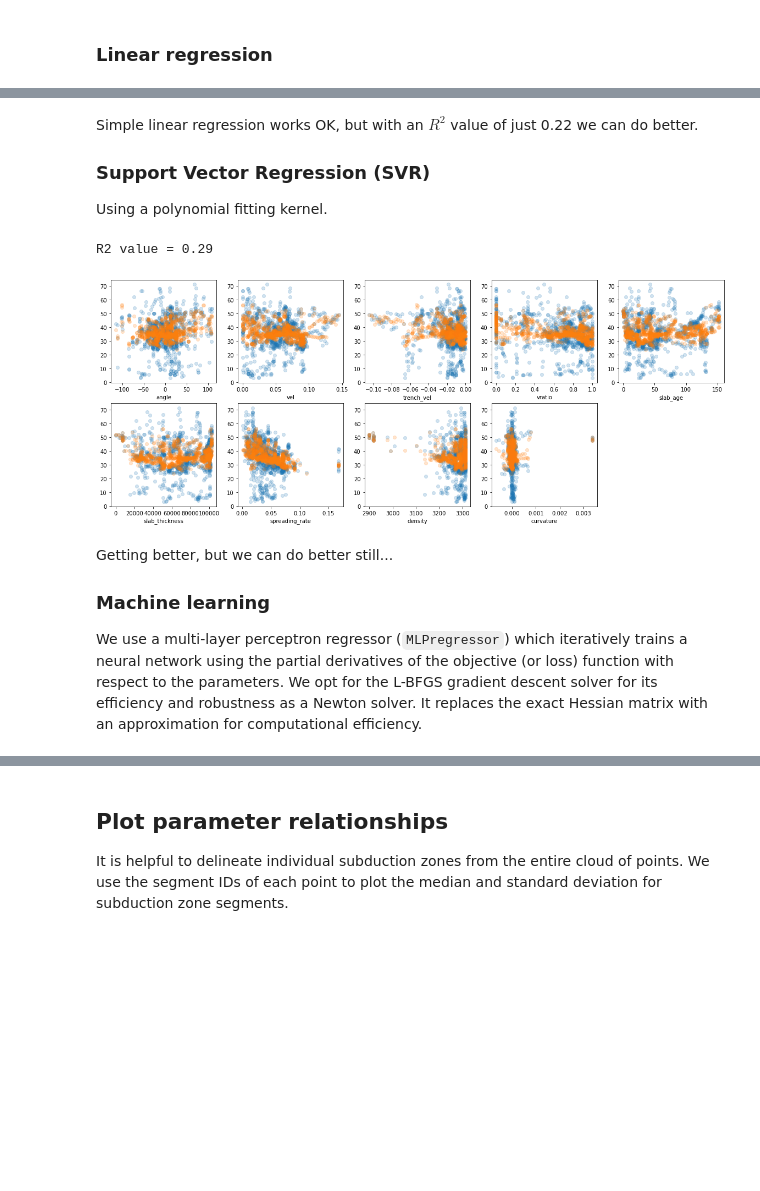
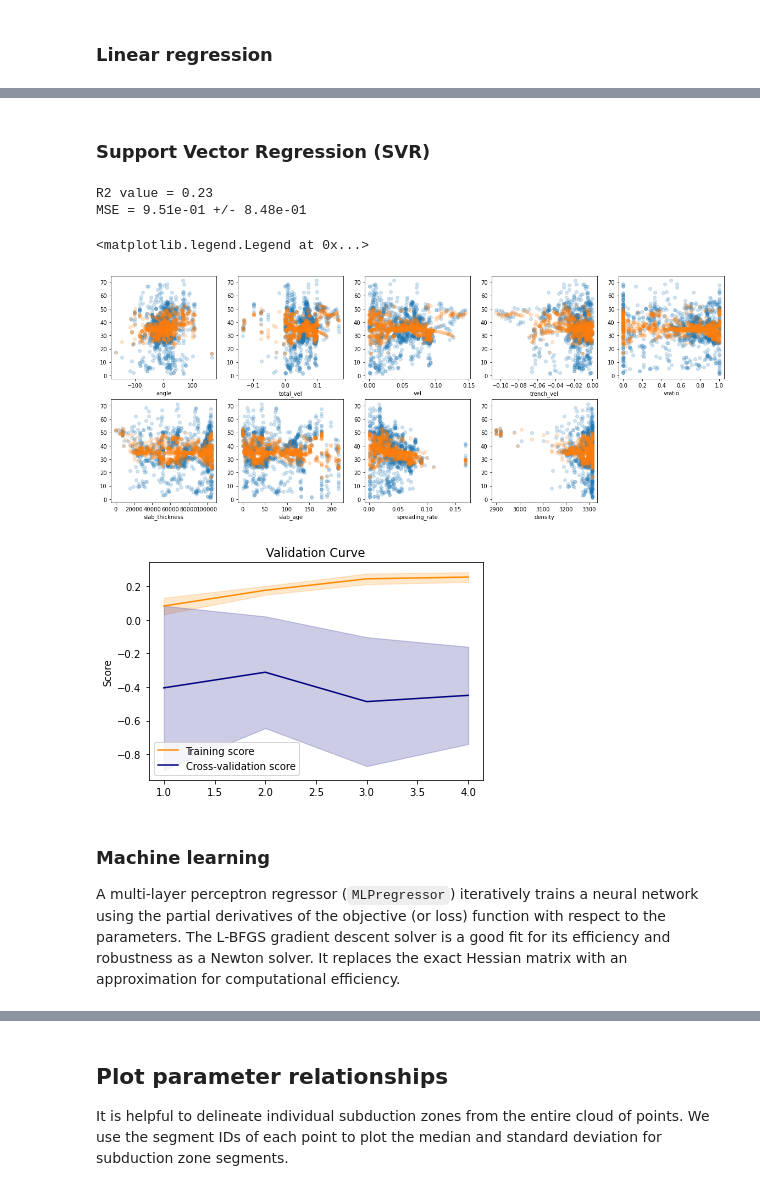
Before and after one commit to brmather/Slab-Dip, a Jupyter notebook: Notebooks/05-Multivariate-Analysis.ipynb, the cells around one changed output, grey strips where cells are left out. Saved outputs shown, nothing was run; the diff lists cells and outputs as text; code cells hidden in the pictures; blank space fills up the shorter version.

```diff
--- a/Notebooks/05-Multivariate-Analysis.ipynb
+++ b/Notebooks/05-Multivariate-Analysis.ipynb
@@ -3,6 +3,8 @@
 
 Interpret all of the plate kinematic and rheological information within a statistical framework.
 # %%
+import matplotlib
+matplotlib.rcParams['pdf.fonttype'] = 42
 import matplotlib.pyplot as plt
 from matplotlib import colors as mcolors
 from matplotlib.gridspec import GridSpec
@@ -21,7 +23,7 @@ df = pd.read_csv("data/subduction_data.csv", index_col=0)
 df = df[np.isfinite(df['slab_dip'])]
 
 # remove europe
-df = df[np.logical_or(df['lon'] > 70, df['lon'] < -20)]
+# df = df[np.logical_or(df['lon'] > 70, df['lon'] < -20)]
 
 # Plot a Pearson correlation coefficient matrix
 sn.heatmap(df.corr(), annot=True, vmin=-1, vmax=1, cmap='PiYG', square=True)
@@ -54,6 +64,6 @@ First, we subset the data for variables which show promise of predicting slab di
 # %%
-variable_names = ['angle', 'vel', 'trench_vel', 'vratio', 'slab_age', 'slab_thickness',
-                  'spreading_rate', 'density', 'curvature']
+variable_names = ['angle', 'total_vel', 'vel', 'trench_vel', 'vratio', 'slab_thickness', 'slab_age',
+                  'spreading_rate', 'density']
 
 df_X_train = df[variable_names]
 df_y_train = df['slab_dip']
@@ -108,35 +315,59 @@ for i, variable_name in enumerate(variable_names):
 # %% [markdown]
-Simple linear regression works OK, but with an $R^2$ value of just 0.22 we can do better.
-
 ### Support Vector Regression (SVR)
-
-Using a polynomial fitting kernel.
 # %%
 svr = SVR(kernel='poly', degree=3)
 svr.fit(X_train, df_y_train.values)
 
 print("R2 value = {:.2f}".format(svr.score(X_train, df_y_train.values)))
+
+scores = cross_val_score(svr, X_train, y_train, cv=10)
+print("MSE = {:.2e} +/- {:.2e}".format(-scores.mean(), scores.std()))
 
 y_predict = svr.predict(X_train)
 
 
 fig = plt.figure(figsize=(20,20))
 
 gs = GridSpec(5,5)
 
 for i, variable_name in enumerate(variable_names):
     ax = fig.add_subplot(gs[i], xlabel=variable_name)
     ax.scatter(df_X_train[variable_name], df_y_train, alpha=0.2)
     ax.scatter(df_X_train[variable_name], y_predict, alpha=0.2)
+
+
+param_range = np.arange(1,5)
+
+train_scores, test_scores = validation_curve(SVR(kernel='poly'),
+                                             X_train, y_train,
+                                             param_name="degree",
+                                             param_range=param_range,
+                                             cv=5)
+train_scores_mean = np.mean(train_scores, axis=1)
+train_scores_std = np.std(train_scores, axis=1)
+test_scores_mean = np.mean(test_scores, axis=1)
+test_scores_std = np.std(test_scores, axis=1)
+
+
+fig = plt.figure()
+ax = fig.add_subplot(111, title='Validation Curve', ylabel='Score')
+ax.plot(param_range, train_scores_mean, label='Training score', color='darkorange')
+ax.fill_between(param_range, train_scores_mean-train_scores_std, train_scores_mean+train_scores_std,
+                alpha=0.2, color='darkorange')
+ax.plot(param_range, test_scores_mean, label='Cross-validation score', color='navy')
+ax.fill_between(param_range, test_scores_mean-test_scores_std, test_scores_mean+test_scores_std,
+                alpha=0.2, color='navy')
+ax.legend()
 # %% [output]
-R2 value = 0.29
+R2 value = 0.23
+MSE = 9.51e-01 +/- 8.48e-01
+<matplotlib.legend.Legend at 0x...>
-[figure, old version]
+[figure, new version]
+[figure, added]
 # %% [markdown]
-Getting better, but we can do better still...
-
 ### Machine learning
 
-We use a multi-layer perceptron regressor (`MLPregressor`) which iteratively trains a neural network using the partial derivatives of the objective (or loss) function with respect to the parameters. We opt for the L-BFGS gradient descent solver for its efficiency and robustness as a Newton solver. It replaces the exact Hessian matrix with an approximation for computational efficiency.
+A multi-layer perceptron regressor (`MLPregressor`)  iteratively trains a neural network using the partial derivatives of the objective (or loss) function with respect to the parameters. The L-BFGS gradient descent solver is a good fit for its efficiency and robustness as a Newton solver. It replaces the exact Hessian matrix with an approximation for computational efficiency.
 # %%
 scaler = preprocessing.StandardScaler()
 scaler.fit(df_X_train)
```
Also changed, not shown: parts of 26 cells of this notebook, 7 other files.
